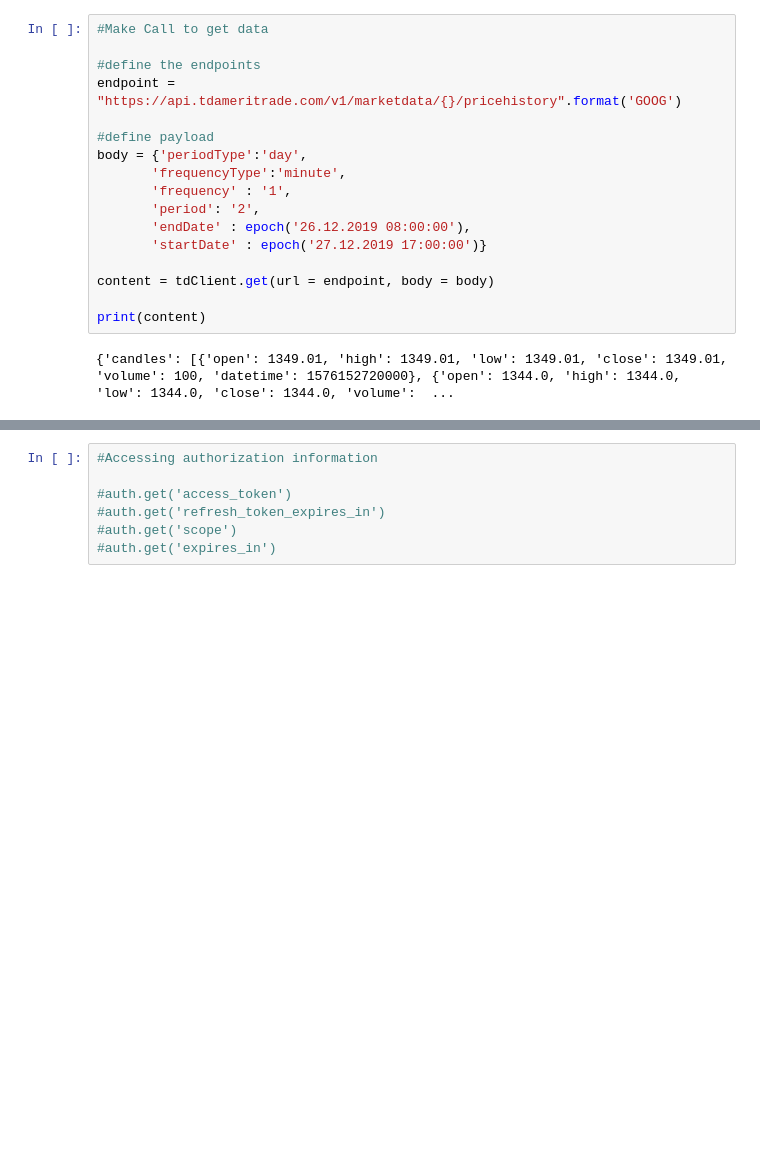
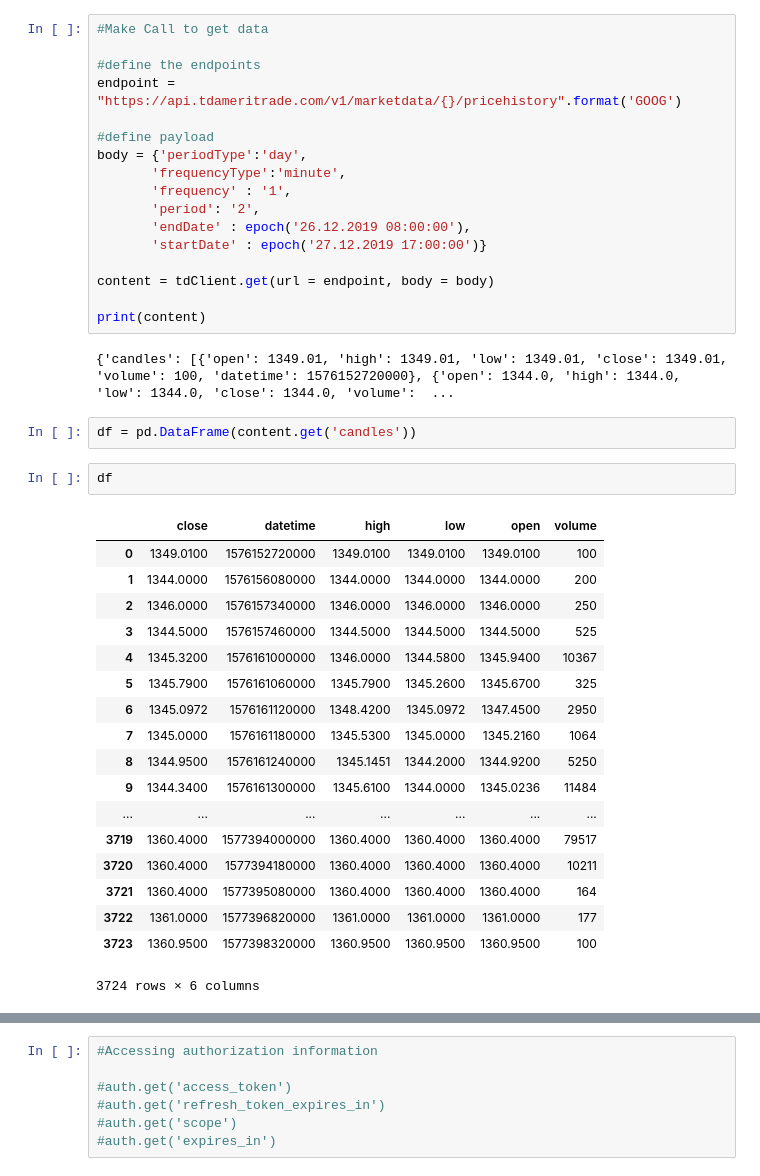
Before and after one commit to mikesturm2001/PythonFinance, a Jupyter notebook: TD Ameritrade.ipynb, the cells around one changed output, grey strips where cells are left out. Drawn from its saved outputs; the diff is of its cells as text; blank space fills up the shorter version.

```diff
--- a/TD Ameritrade.ipynb
+++ b/TD Ameritrade.ipynb
@@ -60,3 +55,26 @@ content = tdClient.get(url = endpoint, body = body)
 print(content)
 # %% [output]
 {'candles': [{'open': 1349.01, 'high': 1349.01, 'low': 1349.01, 'close': 1349.01, 'volume': 100, 'datetime': 1576152720000}, {'open': 1344.0, 'high': 1344.0, 'low': 1344.0, 'close': 1344.0, 'volume':  ...
+# %%
+df = pd.DataFrame(content.get('candles'))
+# %%
+df
+# %% [output]
+|  | close | datetime | high | low | open | volume |
+| 0 | 1349.0100 | 1576152720000 | 1349.0100 | 1349.0100 | 1349.0100 | 100 |
+| 1 | 1344.0000 | 1576156080000 | 1344.0000 | 1344.0000 | 1344.0000 | 200 |
+| 2 | 1346.0000 | 1576157340000 | 1346.0000 | 1346.0000 | 1346.0000 | 250 |
+| 3 | 1344.5000 | 1576157460000 | 1344.5000 | 1344.5000 | 1344.5000 | 525 |
+| 4 | 1345.3200 | 1576161000000 | 1346.0000 | 1344.5800 | 1345.9400 | 10367 |
+| 5 | 1345.7900 | 1576161060000 | 1345.7900 | 1345.2600 | 1345.6700 | 325 |
+| 6 | 1345.0972 | 1576161120000 | 1348.4200 | 1345.0972 | 1347.4500 | 2950 |
+| 7 | 1345.0000 | 1576161180000 | 1345.5300 | 1345.0000 | 1345.2160 | 1064 |
+| 8 | 1344.9500 | 1576161240000 | 1345.1451 | 1344.2000 | 1344.9200 | 5250 |
+| 9 | 1344.3400 | 1576161300000 | 1345.6100 | 1344.0000 | 1345.0236 | 11484 |
+| ... | ... | ... | ... | ... | ... | ... |
+| 3719 | 1360.4000 | 1577394000000 | 1360.4000 | 1360.4000 | 1360.4000 | 79517 |
+| 3720 | 1360.4000 | 1577394180000 | 1360.4000 | 1360.4000 | 1360.4000 | 10211 |
+| 3721 | 1360.4000 | 1577395080000 | 1360.4000 | 1360.4000 | 1360.4000 | 164 |
+| 3722 | 1361.0000 | 1577396820000 | 1361.0000 | 1361.0000 | 1361.0000 | 177 |
+| 3723 | 1360.9500 | 1577398320000 | 1360.9500 | 1360.9500 | 1360.9500 | 100 |
+3724 rows × 6 columns
```
Also changed, not shown: parts of 13 cells of this notebook.
